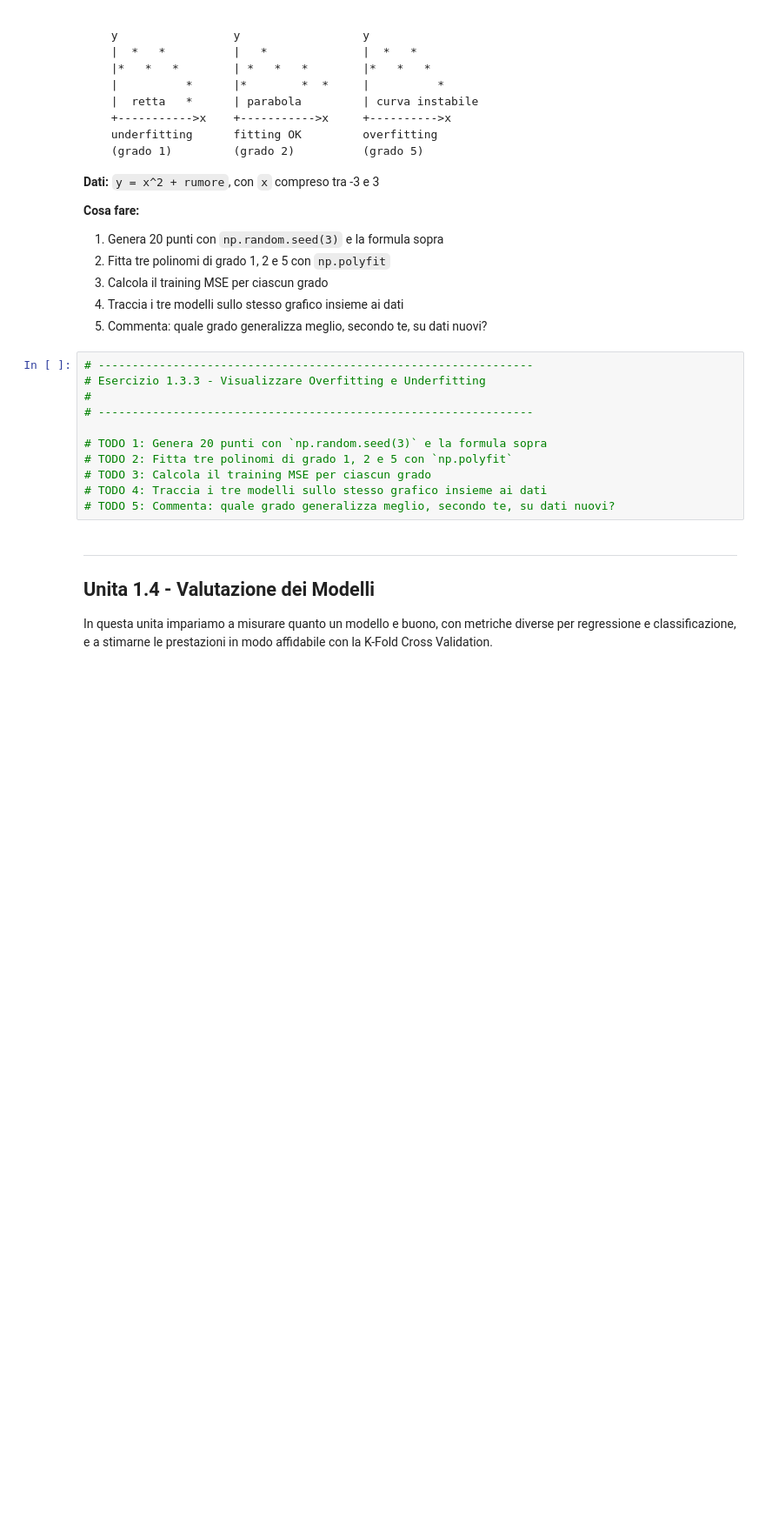
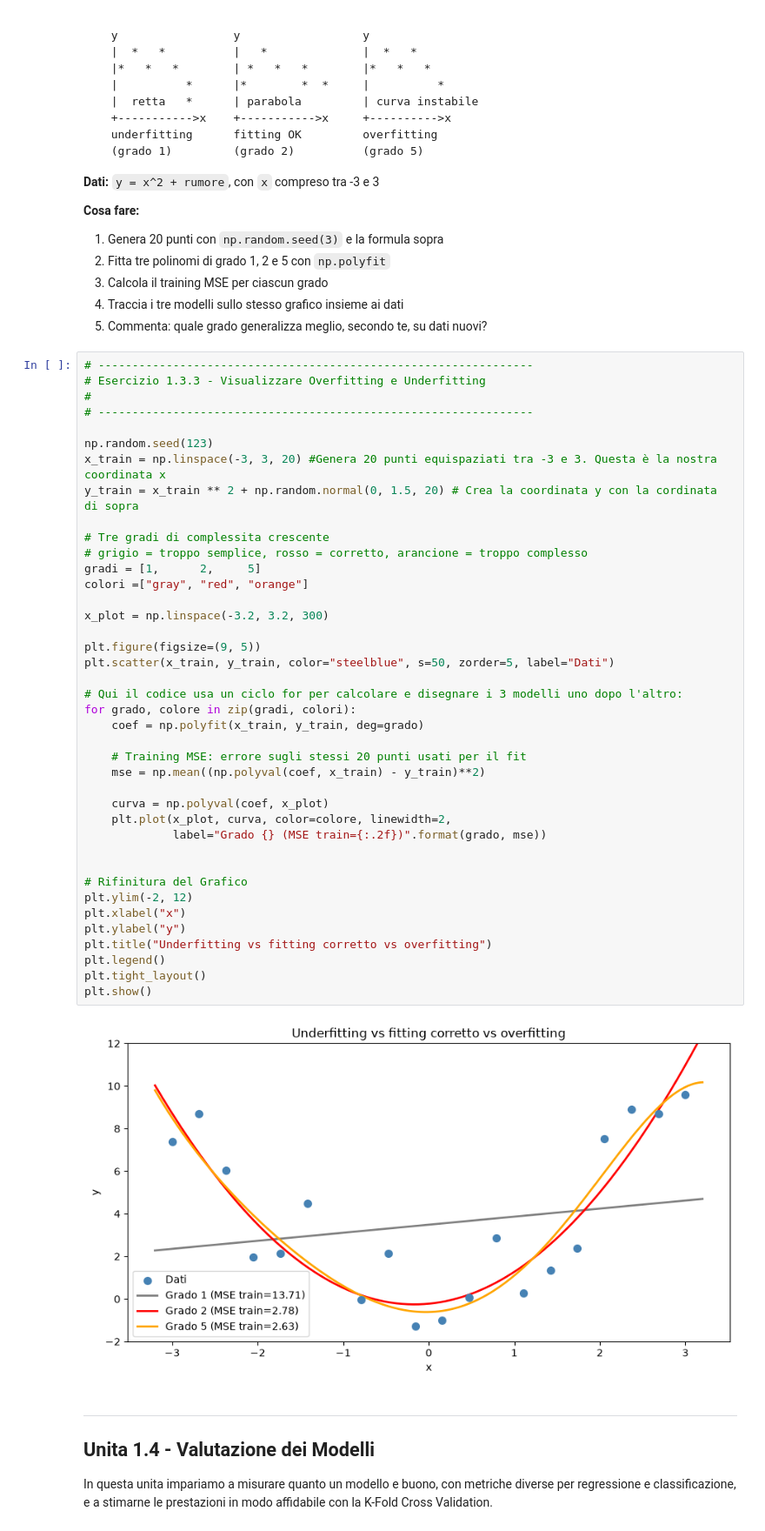
Before and after one commit to dafnebisceglia/Machine_Learning, a Jupyter notebook: 08LUGLIO/modulo1_esercizi_tracce_v2.ipynb, the cells around one changed output. Shown at 87% size. Cells and saved outputs as stored; diff of their text form; blank space fills up the shorter version.

```diff
--- a/08LUGLIO/modulo1_esercizi_tracce_v2.ipynb
+++ b/08LUGLIO/modulo1_esercizi_tracce_v2.ipynb
@@ -598,17 +817,48 @@ puo dominare il valore totale della loss e distorcere il training.
 3. Calcola il training MSE per ciascun grado
 4. Traccia i tre modelli sullo stesso grafico insieme ai dati
 5. Commenta: quale grado generalizza meglio, secondo te, su dati nuovi?
-# %%
-# ----------------------------------------------------------------
-# Esercizio 1.3.3 - Visualizzare Overfitting e Underfitting
-#
-# ----------------------------------------------------------------
-
-# TODO 1: Genera 20 punti con `np.random.seed(3)` e la formula sopra
-# TODO 2: Fitta tre polinomi di grado 1, 2 e 5 con `np.polyfit`
-# TODO 3: Calcola il training MSE per ciascun grado
-# TODO 4: Traccia i tre modelli sullo stesso grafico insieme ai dati
-# TODO 5: Commenta: quale grado generalizza meglio, secondo te, su dati nuovi?
+# %%
+# ----------------------------------------------------------------
+# Esercizio 1.3.3 - Visualizzare Overfitting e Underfitting
+#
+# ----------------------------------------------------------------
+
+np.random.seed(123)
+x_train = np.linspace(-3, 3, 20) #Genera 20 punti equispaziati tra -3 e 3. Questa è la nostra coordinata x
+y_train = x_train ** 2 + np.random.normal(0, 1.5, 20) # Crea la coordinata y con la cordinata di sopra
+
+# Tre gradi di complessita crescente
+# grigio = troppo semplice, rosso = corretto, arancione = troppo complesso
+gradi = [1,      2,     5]
+colori =["gray", "red", "orange"]
+
+x_plot = np.linspace(-3.2, 3.2, 300)
+
+plt.figure(figsize=(9, 5))
+plt.scatter(x_train, y_train, color="steelblue", s=50, zorder=5, label="Dati")
+
+# Qui il codice usa un ciclo for per calcolare e disegnare i 3 modelli uno dopo l'altro:
+for grado, colore in zip(gradi, colori):
+    coef = np.polyfit(x_train, y_train, deg=grado)
+
+    # Training MSE: errore sugli stessi 20 punti usati per il fit
+    mse = np.mean((np.polyval(coef, x_train) - y_train)**2)
+
+    curva = np.polyval(coef, x_plot)
+    plt.plot(x_plot, curva, color=colore, linewidth=2,
+             label="Grado {} (MSE train={:.2f})".format(grado, mse))
+
+
+# Rifinitura del Grafico
+plt.ylim(-2, 12)
+plt.xlabel("x")
+plt.ylabel("y")
+plt.title("Underfitting vs fitting corretto vs overfitting")
+plt.legend()
+plt.tight_layout()
+plt.show()
+# %% [output]
+[figure, added]
 # %% [markdown]
 ---
 ## Unita 1.4 - Valutazione dei Modelli
```
Also changed, not shown: parts of 14 cells of this notebook, 4 other files.
